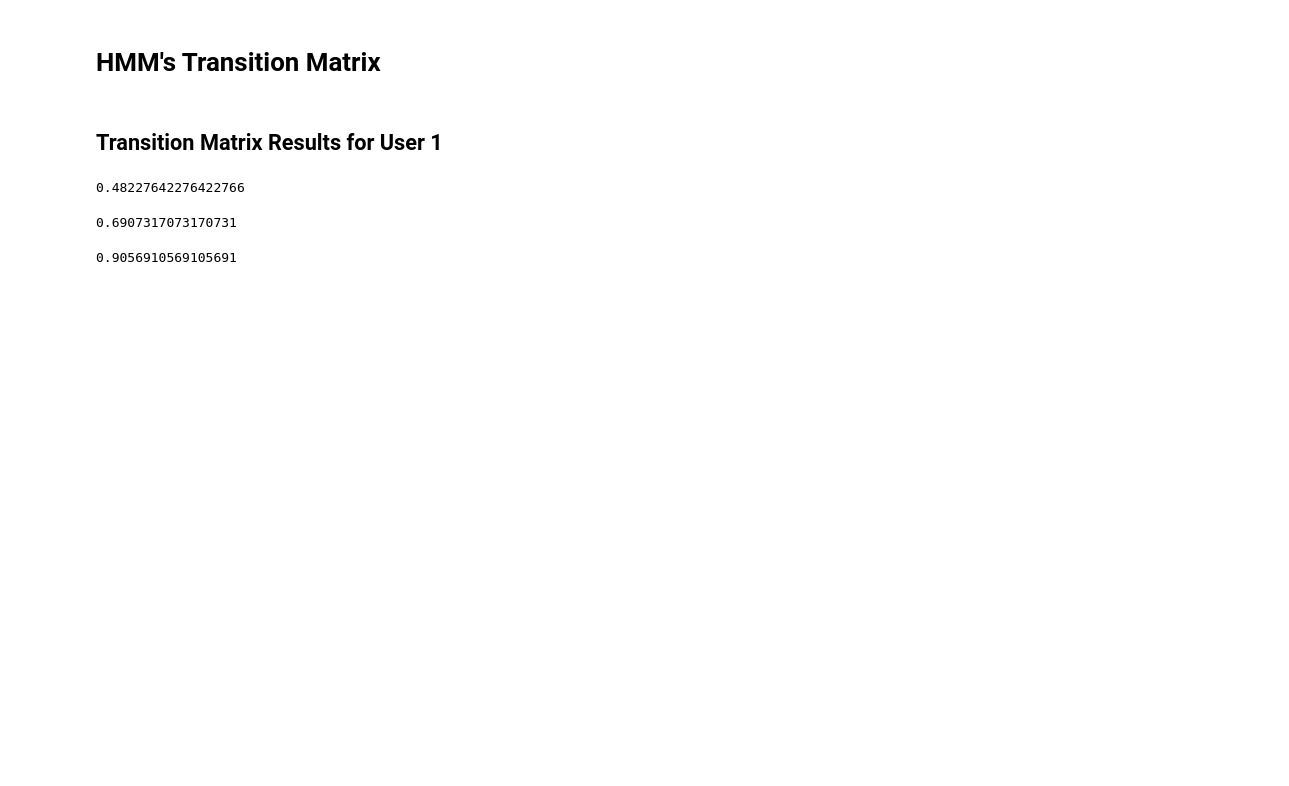
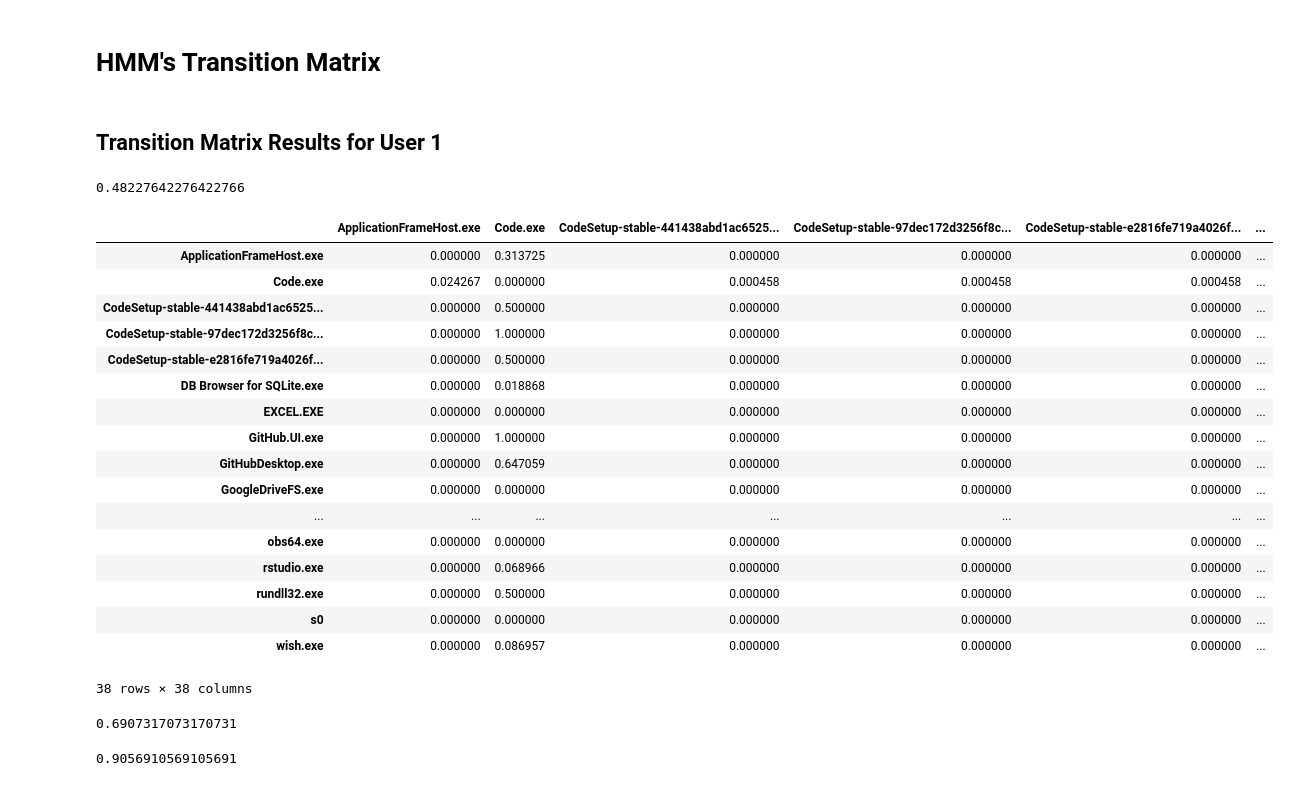
Before and after one commit to miloncl/System-Usage-Analysis, a Jupyter notebook: notebooks/HMM.ipynb, the cells around one changed output. Cells and saved outputs as stored; diff of their text form; code cells hidden in the pictures; blank space fills up the shorter version.

```diff
--- a/notebooks/HMM.ipynb
+++ b/notebooks/HMM.ipynb
@@ -26,6 +26,27 @@ matrix11, accuracy11 = hmm_transition_mt(df1, n=1, save_output=False) # when use
 # save_to_file(matrix11, "outputs/HMM/transition_mt_user1_top1app", outfile_ext = 'txt')
 # %% [output]
 0.48227642276422766
+# %%
+matrix11
+# %% [output]
+|  | ApplicationFrameHost.exe | Code.exe | CodeSetup-stable-441438abd1ac6525... | CodeSetup-stable-97dec172d3256f8c... | CodeSetup-stable-e2816fe719a4026f... | ... |
+| ApplicationFrameHost.exe | 0.000000 | 0.313725 | 0.000000 | 0.000000 | 0.000000 | ... |
+| Code.exe | 0.024267 | 0.000000 | 0.000458 | 0.000458 | 0.000458 | ... |
+| CodeSetup-stable-441438abd1ac6525... | 0.000000 | 0.500000 | 0.000000 | 0.000000 | 0.000000 | ... |
+| CodeSetup-stable-97dec172d3256f8c... | 0.000000 | 1.000000 | 0.000000 | 0.000000 | 0.000000 | ... |
+| CodeSetup-stable-e2816fe719a4026f... | 0.000000 | 0.500000 | 0.000000 | 0.000000 | 0.000000 | ... |
+| DB Browser for SQLite.exe | 0.000000 | 0.018868 | 0.000000 | 0.000000 | 0.000000 | ... |
+| EXCEL.EXE | 0.000000 | 0.000000 | 0.000000 | 0.000000 | 0.000000 | ... |
+| GitHub.UI.exe | 0.000000 | 1.000000 | 0.000000 | 0.000000 | 0.000000 | ... |
+| GitHubDesktop.exe | 0.000000 | 0.647059 | 0.000000 | 0.000000 | 0.000000 | ... |
+| GoogleDriveFS.exe | 0.000000 | 0.000000 | 0.000000 | 0.000000 | 0.000000 | ... |
+| ... | ... | ... | ... | ... | ... | ... |
+| obs64.exe | 0.000000 | 0.000000 | 0.000000 | 0.000000 | 0.000000 | ... |
+| rstudio.exe | 0.000000 | 0.068966 | 0.000000 | 0.000000 | 0.000000 | ... |
+| rundll32.exe | 0.000000 | 0.500000 | 0.000000 | 0.000000 | 0.000000 | ... |
+| s0 | 0.000000 | 0.000000 | 0.000000 | 0.000000 | 0.000000 | ... |
+| wish.exe | 0.000000 | 0.086957 | 0.000000 | 0.000000 | 0.000000 | ... |
+38 rows × 38 columns
 # %%
 matrix12, accuracy12 = hmm_transition_mt(df1, n=2, save_output=False) # when user = 1, n = 2
 # %% [output]
```
Also changed, not shown: parts of 1 cell of this notebook, 1 other file.
